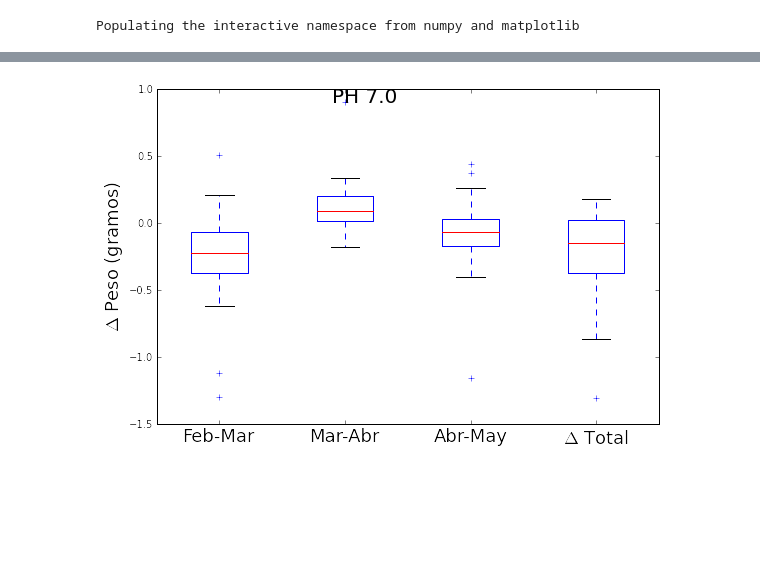
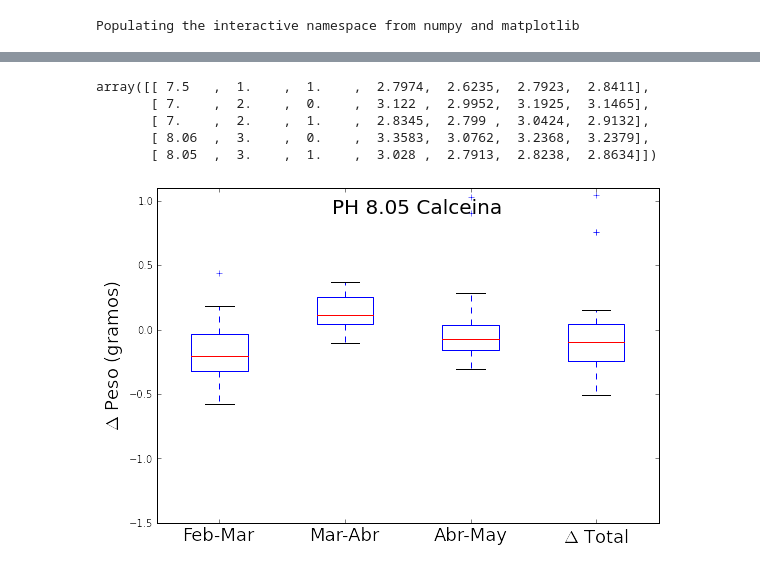
Before and after one commit to flgomezc/Escleritos, a Jupyter notebook: analisis_2015-1/Delta_pesos.ipynb, the cells around one changed output, grey strips where cells are left out. Drawn from its saved outputs; the diff is of its cells as text; code cells hidden in the pictures; blank space fills up the shorter version.

```diff
--- a/analisis_2015-1/Delta_pesos.ipynb
+++ b/analisis_2015-1/Delta_pesos.ipynb
@@ -9,3 +9,8 @@ Delta1 = data[:,4]-data[:,3]
 Delta2 = data[:,5]-data[:,4]
 Delta3 = data[:,6]-data[:,5]
 DeltaT = data[:,6]-data[:,3]
+# %%
+index = []
+listaPH = [7.0, 7.5, 8.05, 8.06]
+for PH in listaPH:
+    index.append(where( data[:,0]==PH )[0])
@@ -11,0 +24,11 @@ DeltaT = data[:,6]-data[:,3]
+# %%
+fig = plt.figure(1, figsize=(9, 6))
+title(r"Cambio de peso Febrero-Mayo", fontsize=25)
+ax = fig.add_subplot(111)
+bp = ax.boxplot(DeltaT_lista, patch_artist=False)
+ax.set_xticklabels(['7.00', '7.50', '8.05', "8.05-calceina"], fontsize=18)
+ax.set_ylabel("$\Delta$ Peso (gramos)", fontsize=18)
+ax.set_ylim(-1.5, 1.2 )
+ax.axhline(y=0,linewidth=0.5, color='k')
+savefig("delta_peso_total.png")
+savefig("delta_peso_total.pdf")
@@ -12,29 +37,37 @@ DeltaT = data[:,6]-data[:,3]
+# %%
+data[range(0,5)]
+# %% [output]
+array([[ 7.5   ,  1.    ,  1.    ,  2.7974,  2.6235,  2.7923,  2.8411],
+       [ 7.    ,  2.    ,  0.    ,  3.122 ,  2.9952,  3.1925,  3.1465],
+       [ 7.    ,  2.    ,  1.    ,  2.8345,  2.799 ,  3.0424,  2.9132],
+       [ 8.06  ,  3.    ,  0.    ,  3.3583,  3.0762,  3.2368,  3.2379],
+       [ 8.05  ,  3.    ,  1.    ,  3.028 ,  2.7913,  2.8238,  2.8634]])
 # %%
-listaPH = [7.0]
+listaPH = [8.06]
 for PH in listaPH:
 
     index1 = where( data[:,0]==PH )
 
     MAR = Delta1[index1]
     ABR = Delta2[index1]
     MAY = Delta3[index1]
     TOT = DeltaT[index1]
 
     data_to_plot = [ MAR, ABR, MAY, TOT]
 
     fig = plt.figure(1, figsize=(9, 6))
     title=(str(PH))
     ax = fig.add_subplot(111)
     bp = ax.boxplot(data_to_plot, patch_artist=False)
     ax.set_xticklabels(['Feb-Mar', 'Mar-Abr', 'Abr-May', "$\Delta$ Total"], fontsize=18)
     ax.set_ylabel("$\Delta$ Peso (gramos)", fontsize=18)
-    ax.set_ylim()
+    ax.set_ylim(-1.5, 1.1 )
 
     if (PH!=8.06):
         plt.text(1.9,0.9, "PH "+str(PH)    ,fontsize=20)
         savefig(str(PH)+".png")
     else:
         plt.text(1.9,0.9, "PH 8.05 Calceina",fontsize=20)
         savefig("8.05_calceina.png")
 # %% [output]
-[figure, old version]
+[figure, new version]
```
Also changed, not shown: parts of 3 cells of this notebook, 2 other files.
